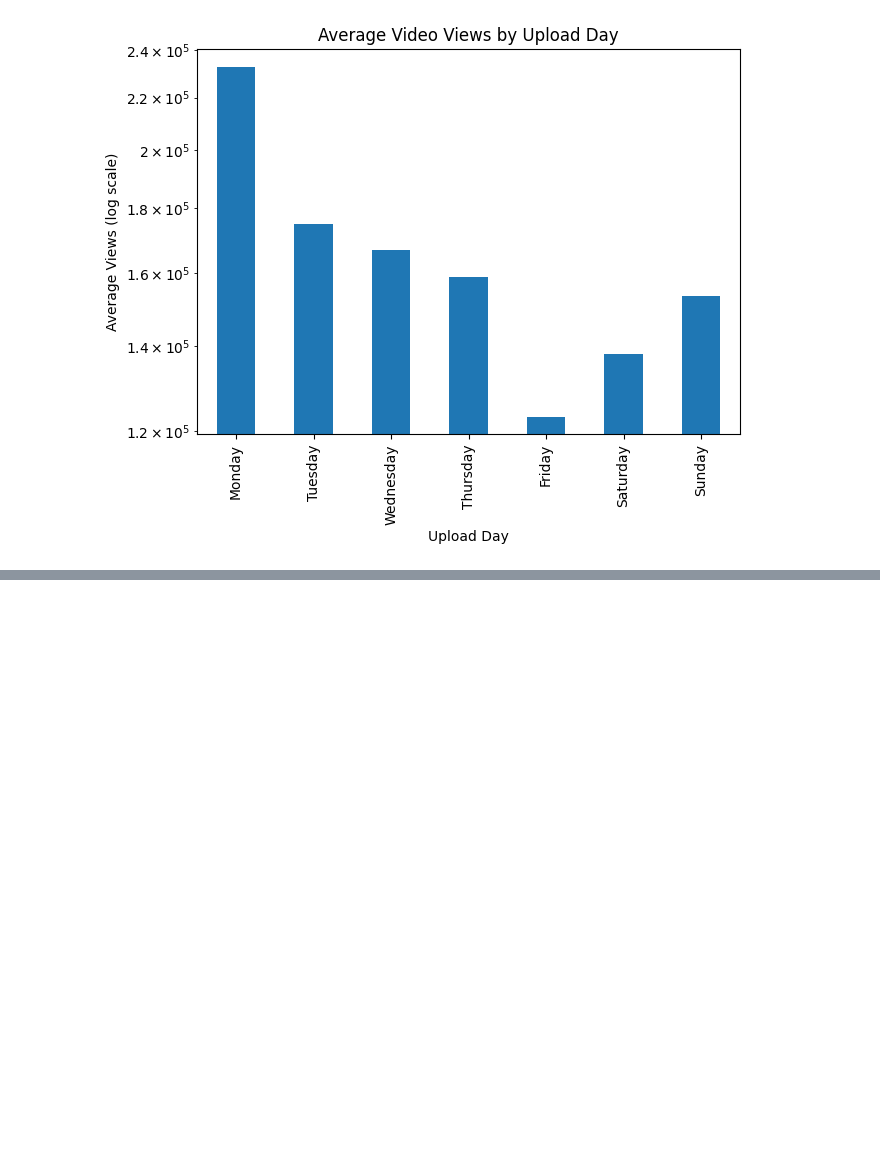
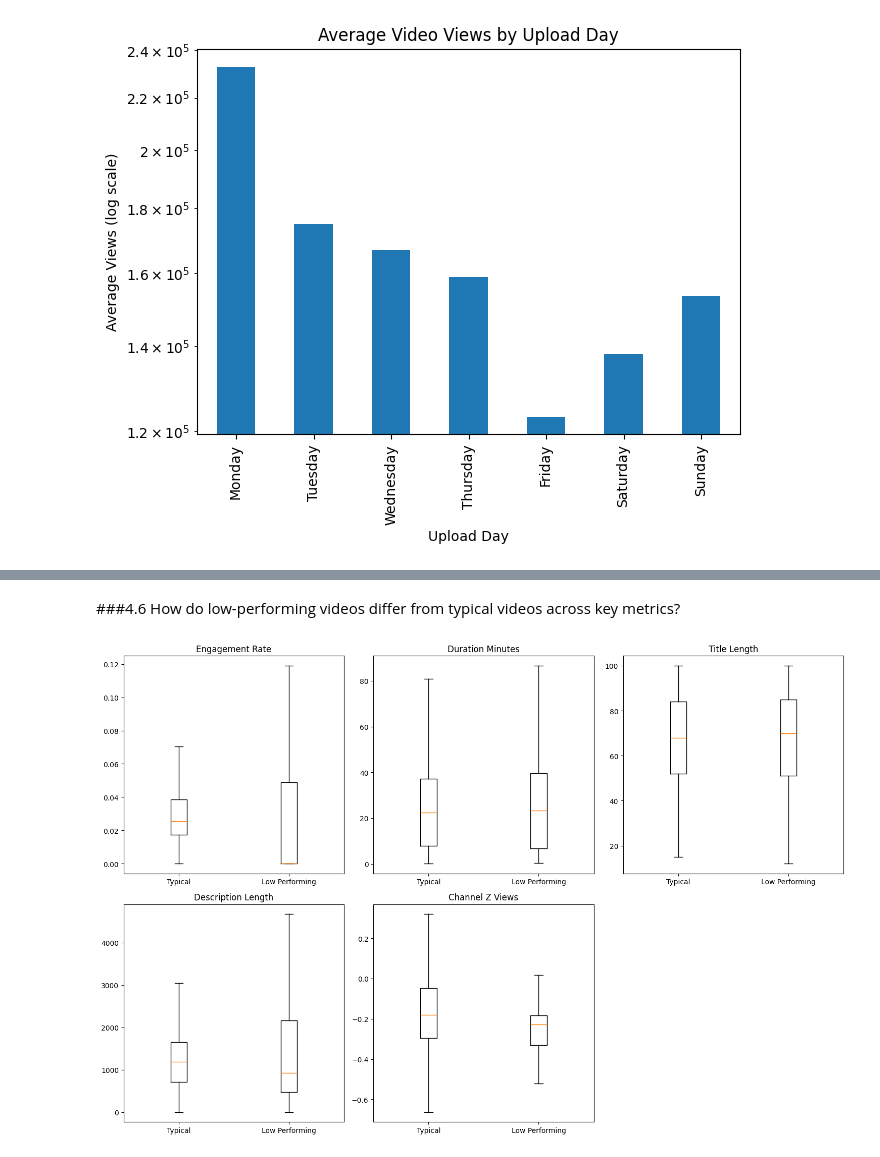
Before and after one commit to zakbosson-oss/DSA210_Project, a Jupyter notebook: DSA_210_Project.ipynb, the cells around one changed output, grey strips where cells are left out. Cells and saved outputs as stored; diff of their text form; code cells hidden in the pictures; blank space fills up the shorter version.

```diff
--- a/DSA_210_Project.ipynb
+++ b/DSA_210_Project.ipynb
@@ -790,0 +864,56 @@ potentially influencing early exposure dynamics.
+# %% [markdown]
+###4.6 How do low-performing videos differ from typical videos across key metrics?
+# %%
+import numpy as np
+import matplotlib.pyplot as plt
+
+# --------------------------------------------------
+# Ensure required metadata features exist
+# --------------------------------------------------
+df["title_length"] = df["title"].astype(str).str.len()
+df["description_length"] = df["description"].astype(str).str.len()
+
+# --------------------------------------------------
+# Define low-performing videos (bottom 10% by views)
+# --------------------------------------------------
+low_view_threshold = df["views"].quantile(0.10)
+df["low_performing"] = df["views"] <= low_view_threshold
+
+# --------------------------------------------------
+# Metrics to visualize
+# --------------------------------------------------
+metrics = [
+    "engagement_rate",
+    "duration_minutes",
+    "title_length",
+    "description_length",
+    "channel_z_views"
+]
+
+# --------------------------------------------------
+# Robust boxplots (manual, NaN-safe)
+# --------------------------------------------------
+plt.figure(figsize=(15,10))
+
+plot_index = 1
+for metric in metrics:
+    low_vals = df.loc[df["low_performing"], metric].dropna()
+    normal_vals = df.loc[~df["low_performing"], metric].dropna()
+
+    # Skip metric if either group has no data
+    if len(low_vals) == 0 or len(normal_vals) == 0:
+        continue
+
+    plt.subplot(2, 3, plot_index)
+    plt.boxplot(
+        [normal_vals, low_vals],
+        labels=["Typical", "Low Performing"],
+        showfliers=False
+    )
+    plt.title(metric.replace("_", " ").title())
+    plot_index += 1
+
+plt.tight_layout()
+plt.show()
+# %% [output]
+[figure, added]
```
Also changed, not shown: parts of 32 cells of this notebook.
